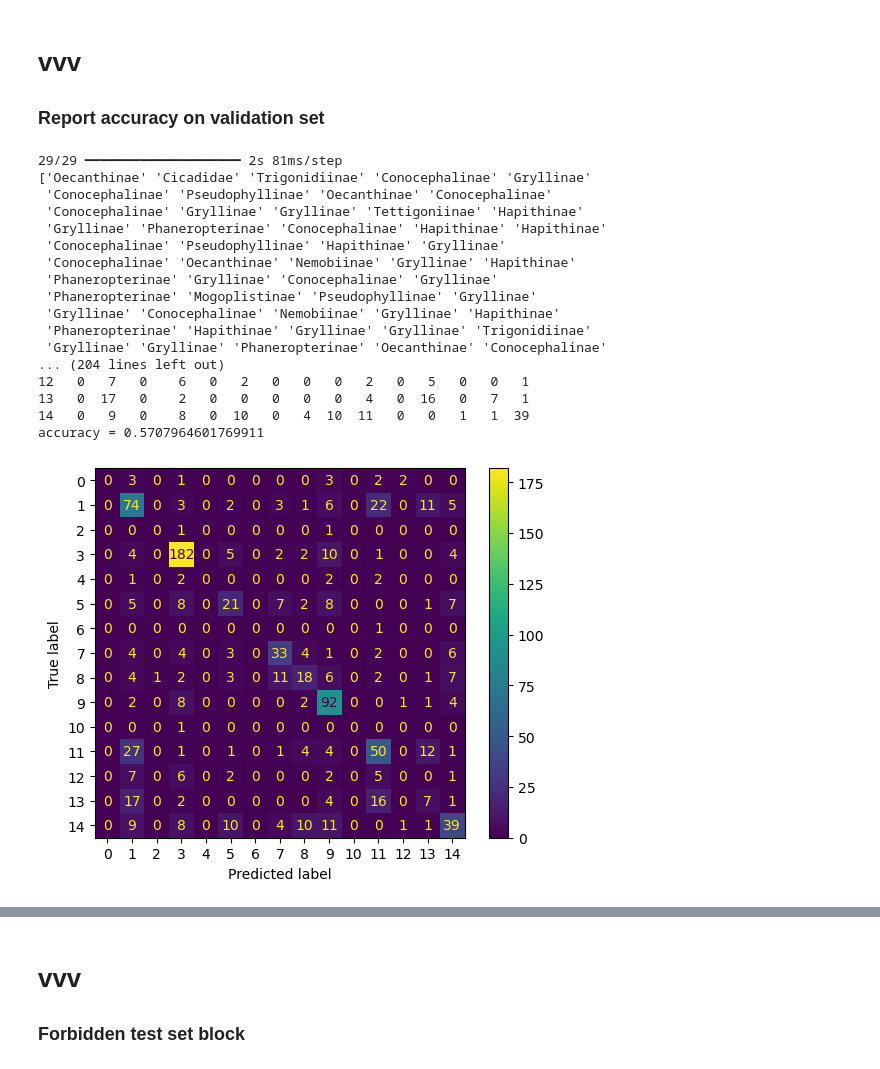
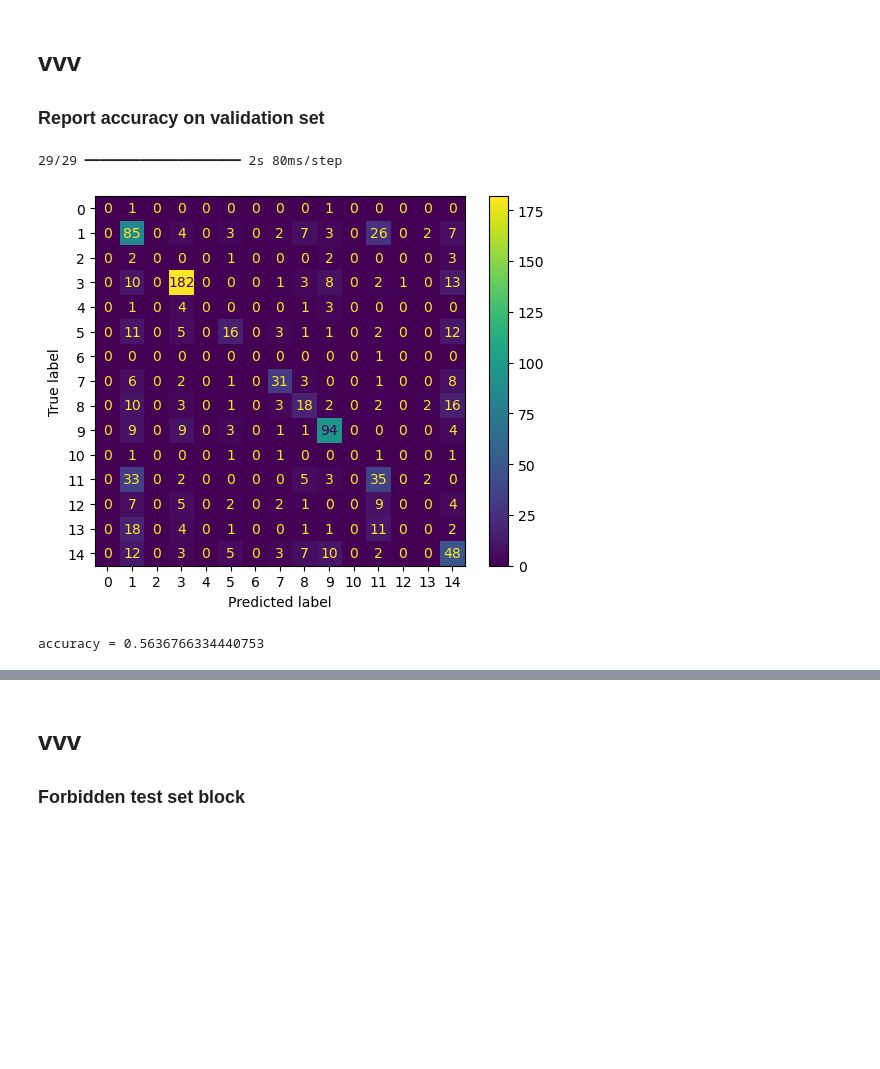
Before and after one commit to andrewcmerwin/ChirpChecker, a Jupyter notebook: CNN_experiment_Yang.ipynb, the cells around one changed output, grey strips where cells are left out. Drawn from its saved outputs; the diff is of its cells as text; code cells hidden in the pictures; blank space fills up the shorter version.

```diff
--- a/CNN_experiment_Yang.ipynb
+++ b/CNN_experiment_Yang.ipynb
@@ -228,43 +277,26 @@ plt.show()
 # vvv
 ### Report accuracy on validation set
 # %%
-predicted_vector = model.predict(X_val)
+predicted_vector = model_mfcc_c_c_fam.predict(X_val)
 predicted_class_index = np.argmax(predicted_vector, axis=-1)
 pred_class = le.inverse_transform(predicted_class_index)
 true_class_idx = np.where(y_val.astype(int))[1]
 true_class = le.inverse_transform(true_class_idx)
-print(true_class)
+#print(true_class)
 conf_mat = confusion_matrix(true_class, pred_class)
-print(pd.DataFrame(conf_mat))#,
+#print(pd.DataFrame(conf_mat))#,
 #                 columns = ['Predicted 0', 'Predicted 1', 'Predicted 2', 'Predicted 3'],
 #                 index = ['Actual 0', 'Actual 1', 'Actual 2', 'Actual 3'])
+cm_display = metrics.ConfusionMatrixDisplay(confusion_matrix
+                                            = conf_mat)
+cm_display.plot()
+plt.show()
 accuracy = np.diagonal(conf_mat).sum()/np.sum(conf_mat)
 print('accuracy =', accuracy)
 # %% [output]
-29/29 ━━━━━━━━━━━━━━━━━━━━ 2s 81ms/step
-['Oecanthinae' 'Cicadidae' 'Trigonidiinae' 'Conocephalinae' 'Gryllinae'
- 'Conocephalinae' 'Pseudophyllinae' 'Oecanthinae' 'Conocephalinae'
- 'Conocephalinae' 'Gryllinae' 'Gryllinae' 'Tettigoniinae' 'Hapithinae'
- 'Gryllinae' 'Phaneropterinae' 'Conocephalinae' 'Hapithinae' 'Hapithinae'
- 'Conocephalinae' 'Pseudophyllinae' 'Hapithinae' 'Gryllinae'
- 'Conocephalinae' 'Oecanthinae' 'Nemobiinae' 'Gryllinae' 'Hapithinae'
- 'Phaneropterinae' 'Gryllinae' 'Conocephalinae' 'Gryllinae'
- 'Phaneropterinae' 'Mogoplistinae' 'Pseudophyllinae' 'Gryllinae'
- 'Gryllinae' 'Conocephalinae' 'Nemobiinae' 'Gryllinae' 'Hapithinae'
- 'Phaneropterinae' 'Hapithinae' 'Gryllinae' 'Gryllinae' 'Trigonidiinae'
- 'Gryllinae' 'Gryllinae' 'Phaneropterinae' 'Oecanthinae' 'Conocephalinae'
-... (204 lines left out)
-12   0   7   0    6   0   2   0   0   0   2   0   5   0   0   1
-13   0  17   0    2   0   0   0   0   0   4   0  16   0   7   1
-14   0   9   0    8   0  10   0   4  10  11   0   0   1   1  39
-accuracy = 0.5707964601769911
+29/29 ━━━━━━━━━━━━━━━━━━━━ 2s 80ms/step
+[figure, added]
+accuracy = 0.5636766334440753
-# %%
-cm_display = metrics.ConfusionMatrixDisplay(confusion_matrix
-                                            = conf_mat)
-cm_display.plot()
-plt.show()
-# %% [output]
-[figure, removed]
 # %%
 print(np.unique(true_class))
 print(np.unique(pred_class))
```
Also changed, not shown: parts of 18 cells of this notebook.
